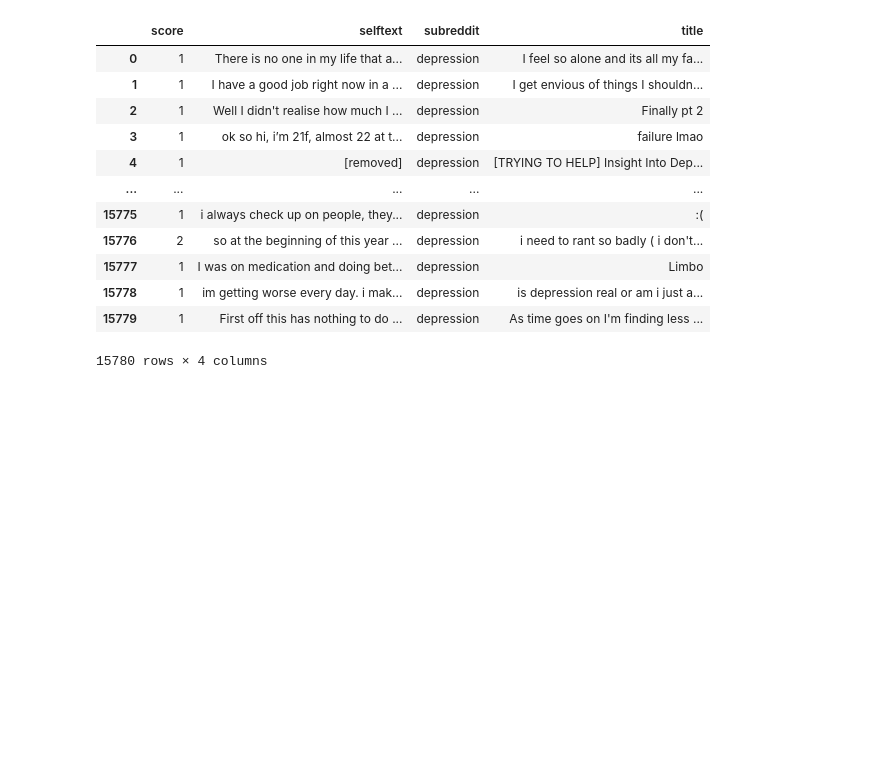
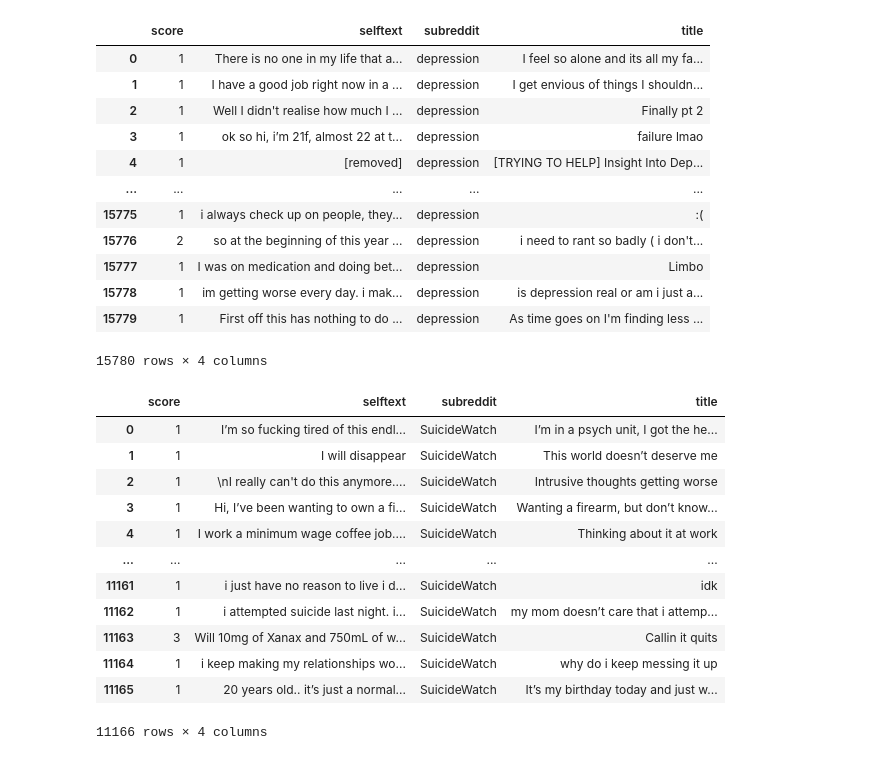
Before and after one commit to ManuSharanya/Social-Media-and-Mental-Health-BERT-, a Jupyter notebook: notebooks/dataset.ipynb, the cells around one changed output. Saved outputs shown, nothing was run; the diff lists cells and outputs as text; code cells hidden in the pictures; blank space fills up the shorter version.

```diff
--- a/notebooks/dataset.ipynb
+++ b/notebooks/dataset.ipynb
@@ -208,3 +208,20 @@ df12
 | 15778 | 1 | im getting worse every day. i mak... | depression | is depression real or am i just a... |
 | 15779 | 1 | First off this has nothing to do ... | depression | As time goes on I'm finding less ... |
 15780 rows × 4 columns
+# %%
+df13=pd.read_csv("Swjul20.csv").drop(columns=['timestamp','author','Unnamed: 0','created_utc'])
+df13
+# %% [output]
+|  | score | selftext | subreddit | title |
+| 0 | 1 | I’m so fucking tired of this endl... | SuicideWatch | I’m in a psych unit, I got the he... |
+| 1 | 1 | I will disappear | SuicideWatch | This world doesn’t deserve me |
+| 2 | 1 | \nI really can't do this anymore.... | SuicideWatch | Intrusive thoughts getting worse |
+| 3 | 1 | Hi, I’ve been wanting to own a fi... | SuicideWatch | Wanting a firearm, but don’t know... |
+| 4 | 1 | I work a minimum wage coffee job.... | SuicideWatch | Thinking about it at work |
+| ... | ... | ... | ... | ... |
+| 11161 | 1 | i just have no reason to live i d... | SuicideWatch | idk |
+| 11162 | 1 | i attempted suicide last night. i... | SuicideWatch | my mom doesn’t care that i attemp... |
+| 11163 | 3 | Will 10mg of Xanax and 750mL of w... | SuicideWatch | Callin it quits |
+| 11164 | 1 | i keep making my relationships wo... | SuicideWatch | why do i keep messing it up |
+| 11165 | 1 | 20 years old.. it’s just a normal... | SuicideWatch | It’s my birthday today and just w... |
+11166 rows × 4 columns
```
Also changed, not shown: parts of 6 cells of this notebook, 2 other files.
